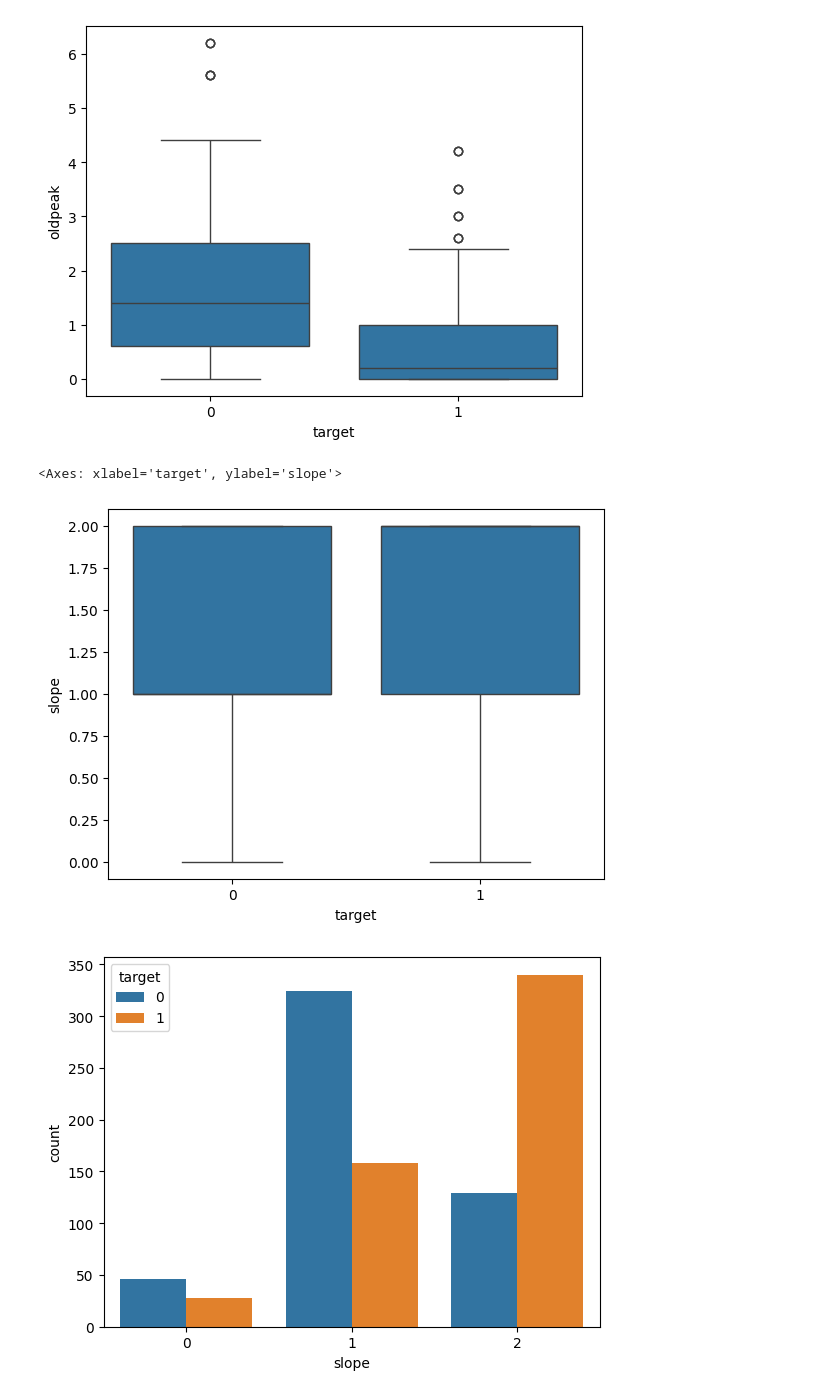
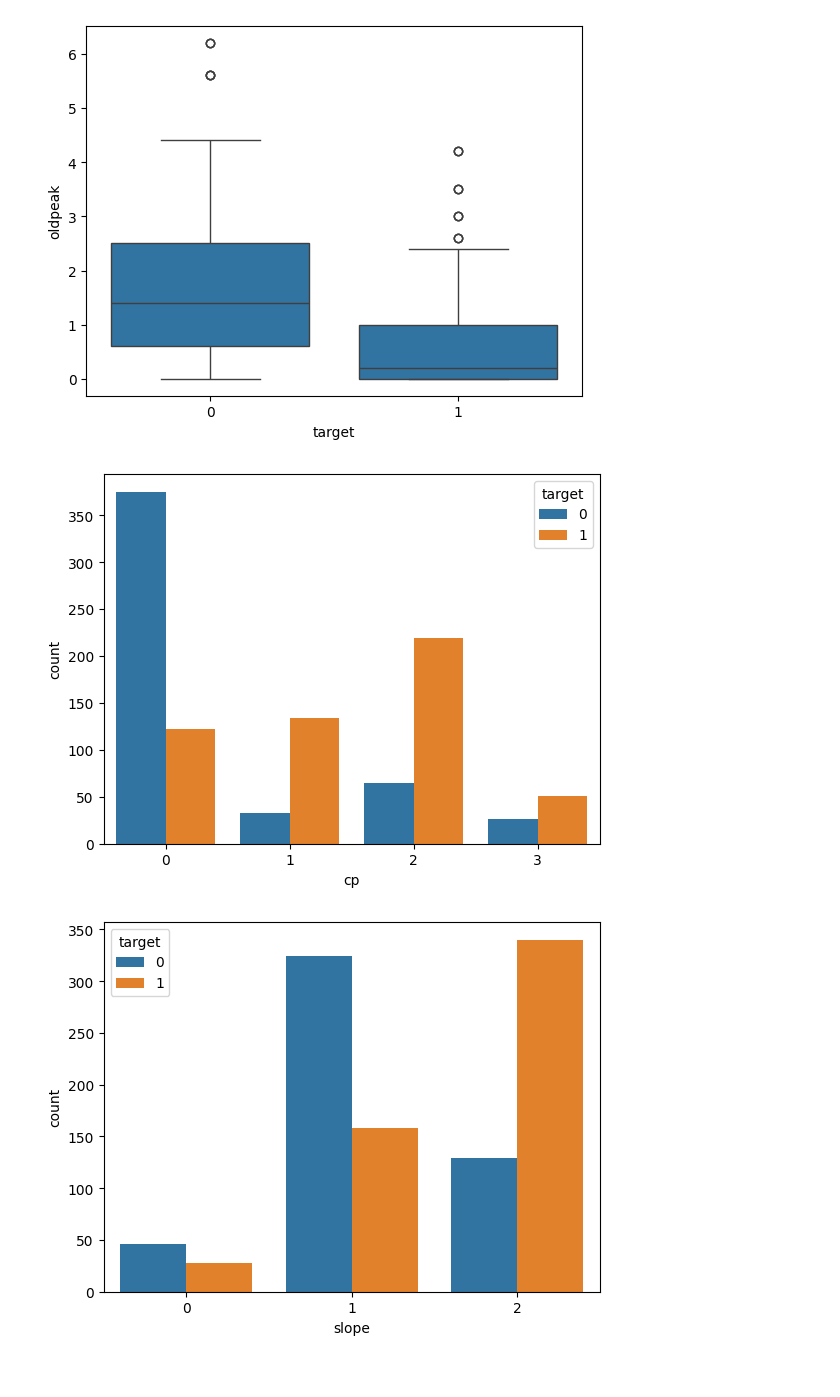
Before and after one commit to Wassiemkahlawi/heart-disease-ml-analysis, a Jupyter notebook: notebooks/01_eda.ipynb, the cells around one changed output. Cells and saved outputs as stored; diff of their text form; code cells hidden in the pictures.

Commit message:
Analyzed the slope variable and learned the theory behind it

```diff
--- a/notebooks/01_eda.ipynb
+++ b/notebooks/01_eda.ipynb
@@ -112,8 +117,3 @@ sns.boxplot(x="target", y="oldpeak", data=df)
 # %% [output]
 <Axes: xlabel='target', ylabel='oldpeak'>
 [figure]
-# %%
-sns.boxplot(x="target", y="slope", data=df)
-# %% [output]
-<Axes: xlabel='target', ylabel='slope'>
-[figure, removed]
@@ -122,3 +120,8 @@ sns.heatmap(df.corr())
+# %%
+sns.countplot(x="cp",hue="target", data=df)
+plt.show()
+# %% [output]
+[figure, added]
 # %%
 sns.countplot(x="slope", hue="target", data=df)
 plt.show()
```
Also changed, not shown: parts of 6 cells of this notebook.
